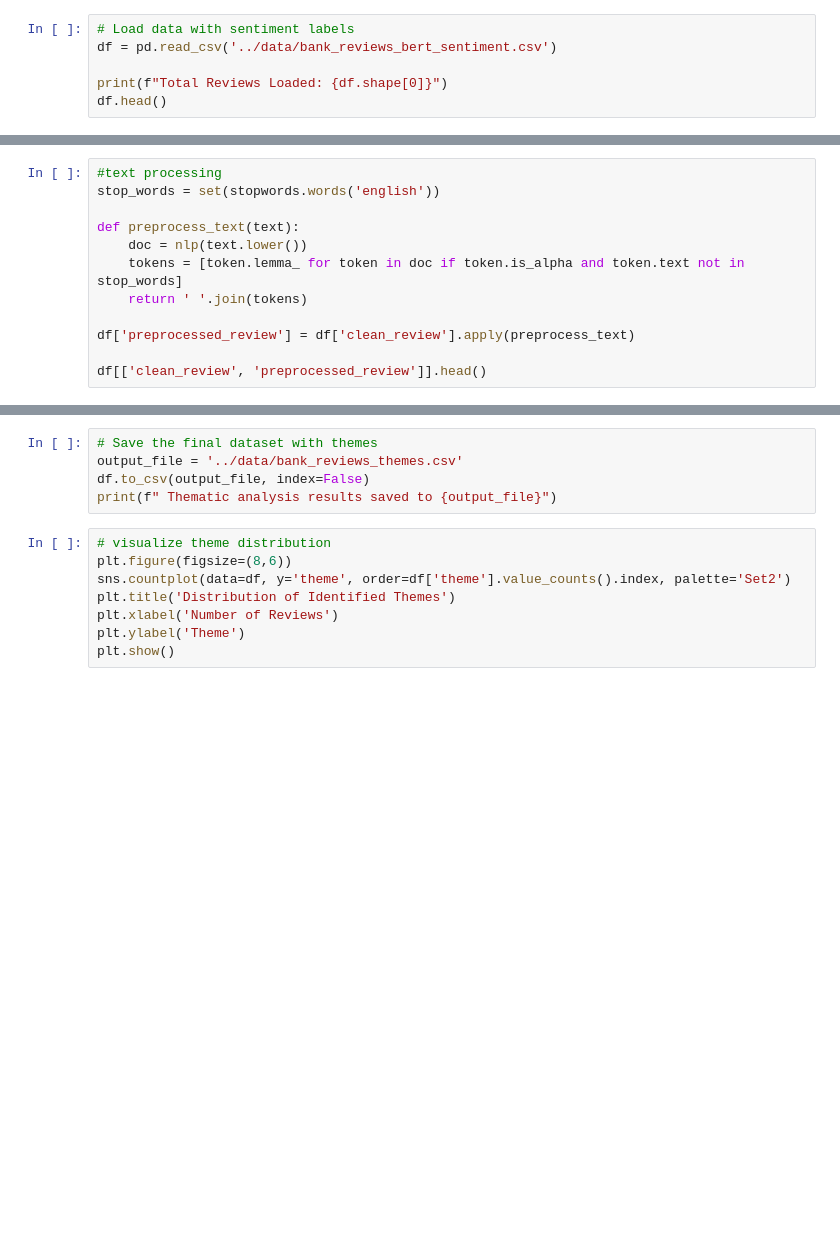
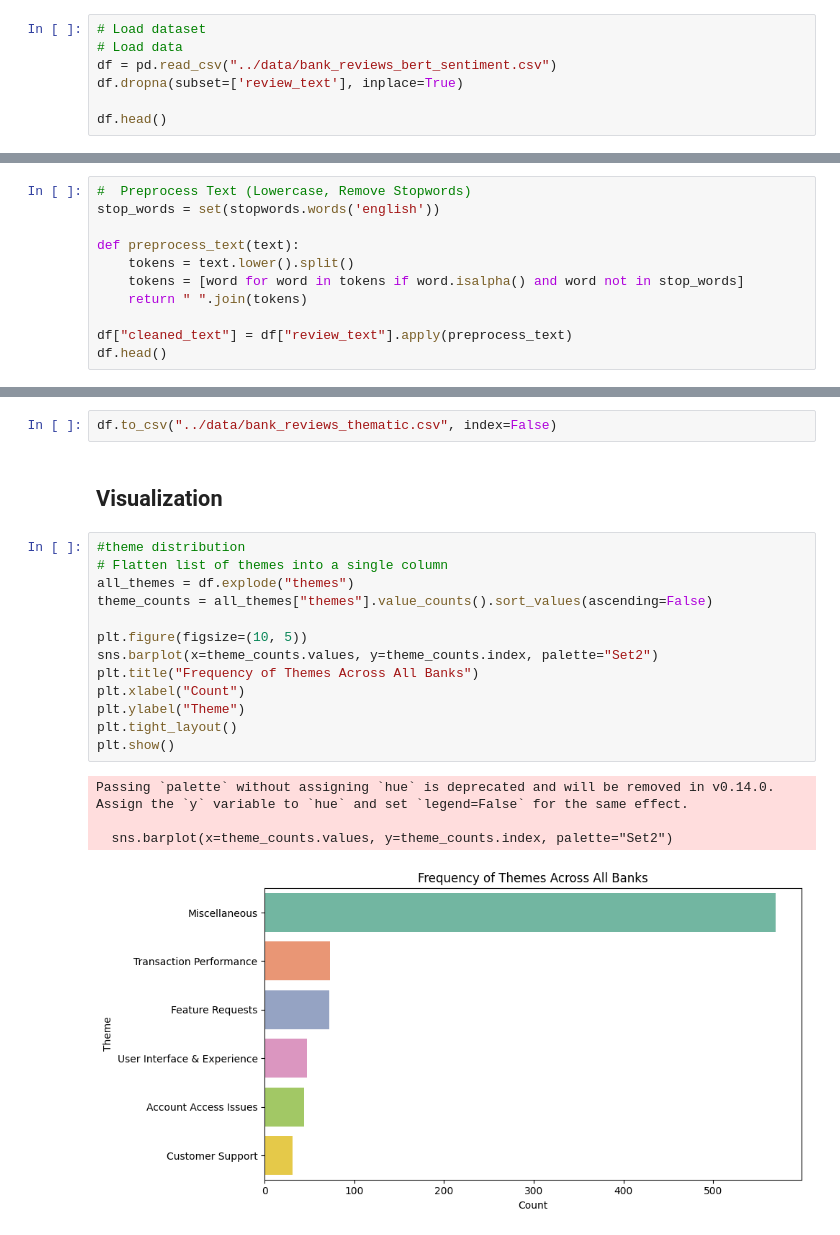
Before and after one commit to lhiwi/10-academy-week1, a Jupyter notebook: notebooks/Thematic_analysis.ipynb, the cells around one changed output, grey strips where cells are left out. Saved outputs shown, nothing was run; the diff lists cells and outputs as text; blank space fills up the shorter version.

Commit message:
update thematic notebook

```diff
--- a/notebooks/Thematic_analysis.ipynb
+++ b/notebooks/Thematic_analysis.ipynb
@@ -29,6 +29,7 @@ KeyboardInterrupt:
 # %%
-# Load data with sentiment labels
-df = pd.read_csv('../data/bank_reviews_bert_sentiment.csv')
+# Load dataset
+# Load data
+df = pd.read_csv("../data/bank_reviews_bert_sentiment.csv")
+df.dropna(subset=['review_text'], inplace=True)
 
-print(f"Total Reviews Loaded: {df.shape[0]}")
 df.head()
@@ -35,12 +43,11 @@ df.head()
 # %%
-#text processing
+#  Preprocess Text (Lowercase, Remove Stopwords)
 stop_words = set(stopwords.words('english'))
 
 def preprocess_text(text):
-    doc = nlp(text.lower())
-    tokens = [token.lemma_ for token in doc if token.is_alpha and token.text not in stop_words]
-    return ' '.join(tokens)
+    tokens = text.lower().split()
+    tokens = [word for word in tokens if word.isalpha() and word not in stop_words]
+    return " ".join(tokens)
 
-df['preprocessed_review'] = df['clean_review'].apply(preprocess_text)
-
-df[['clean_review', 'preprocessed_review']].head()
+df["cleaned_text"] = df["review_text"].apply(preprocess_text)
+df.head()
@@ -96,13 +124,22 @@ df[['clean_review', 'preprocessed_review', 'theme']].head(10)
-# %%
-# Save the final dataset with themes
-output_file = '../data/bank_reviews_themes.csv'
-df.to_csv(output_file, index=False)
-print(f" Thematic analysis results saved to {output_file}")
+# %%
+df.to_csv("../data/bank_reviews_thematic.csv", index=False)
+# %% [markdown]
+## Visualization
 # %%
-# visualize theme distribution
-plt.figure(figsize=(8,6))
-sns.countplot(data=df, y='theme', order=df['theme'].value_counts().index, palette='Set2')
-plt.title('Distribution of Identified Themes')
-plt.xlabel('Number of Reviews')
-plt.ylabel('Theme')
+#theme distribution
+# Flatten list of themes into a single column
+all_themes = df.explode("themes")
+theme_counts = all_themes["themes"].value_counts().sort_values(ascending=False)
+
+plt.figure(figsize=(10, 5))
+sns.barplot(x=theme_counts.values, y=theme_counts.index, palette="Set2")
+plt.title("Frequency of Themes Across All Banks")
+plt.xlabel("Count")
+plt.ylabel("Theme")
+plt.tight_layout()
 plt.show()
+# %% [output]
+Passing `palette` without assigning `hue` is deprecated and will be removed in v0.14.0. Assign the `y` variable to `hue` and set `legend=False` for the same effect.
+
+  sns.barplot(x=theme_counts.values, y=theme_counts.index, palette="Set2")
+[figure, added]
```
Also changed, not shown: parts of 13 cells of this notebook.
